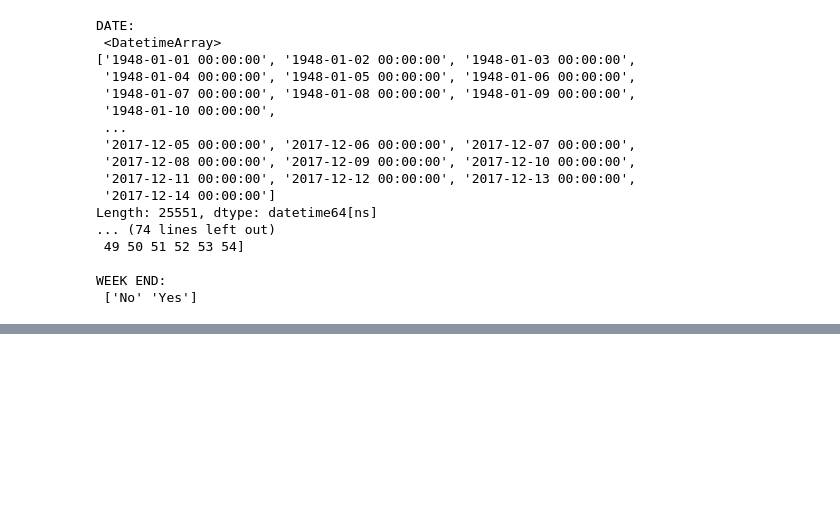
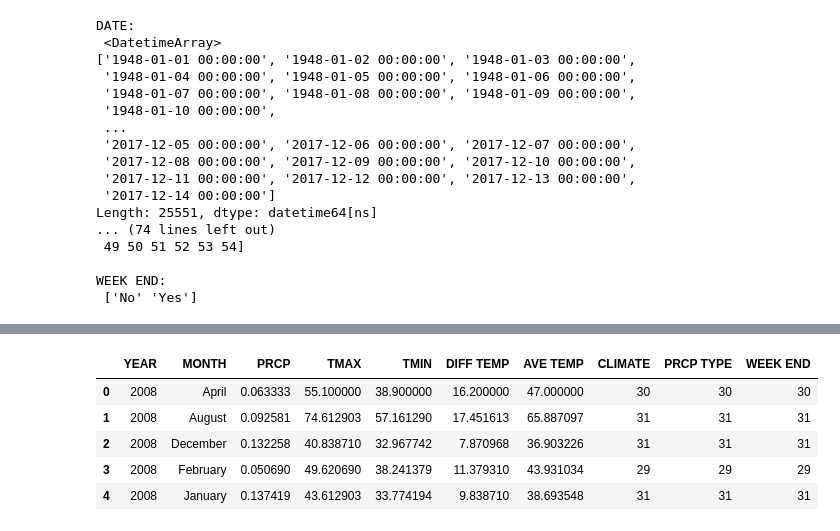
Before and after one commit to Udhay2898/Weather, a Jupyter notebook: Weather.ipynb, the cells around one changed output, grey strips where cells are left out. Drawn from its saved outputs; the diff is of its cells as text; code cells hidden in the pictures; blank space fills up the shorter version.

```diff
--- a/Weather.ipynb
+++ b/Weather.ipynb
@@ -177,0 +190,18 @@ df = df.fillna(0)
+# %%
+agg_year = df_filtered.groupby(['YEAR','MONTH']).agg({'PRCP' : 'mean',
+                                                               'TMAX' : 'mean',
+                                                               'TMIN' : 'mean',
+                                                               'DIFF TEMP' : 'mean',
+                                                               'AVE TEMP' : 'mean',
+                                                               'CLIMATE' : 'count',
+                                                               'PRCP TYPE' : 'count',
+                                                               'WEEK END' : 'count'}).reset_index()
+
+agg_year.head()
+# %% [output]
+|  | YEAR | MONTH | PRCP | TMAX | TMIN | DIFF TEMP | AVE TEMP | CLIMATE | PRCP TYPE | WEEK END |
+| 0 | 2008 | April | 0.063333 | 55.100000 | 38.900000 | 16.200000 | 47.000000 | 30 | 30 | 30 |
+| 1 | 2008 | August | 0.092581 | 74.612903 | 57.161290 | 17.451613 | 65.887097 | 31 | 31 | 31 |
+| 2 | 2008 | December | 0.132258 | 40.838710 | 32.967742 | 7.870968 | 36.903226 | 31 | 31 | 31 |
+| 3 | 2008 | February | 0.050690 | 49.620690 | 38.241379 | 11.379310 | 43.931034 | 29 | 29 | 29 |
+| 4 | 2008 | January | 0.137419 | 43.612903 | 33.774194 | 9.838710 | 38.693548 | 31 | 31 | 31 |
```
Also changed, not shown: parts of 1 cell of this notebook.
